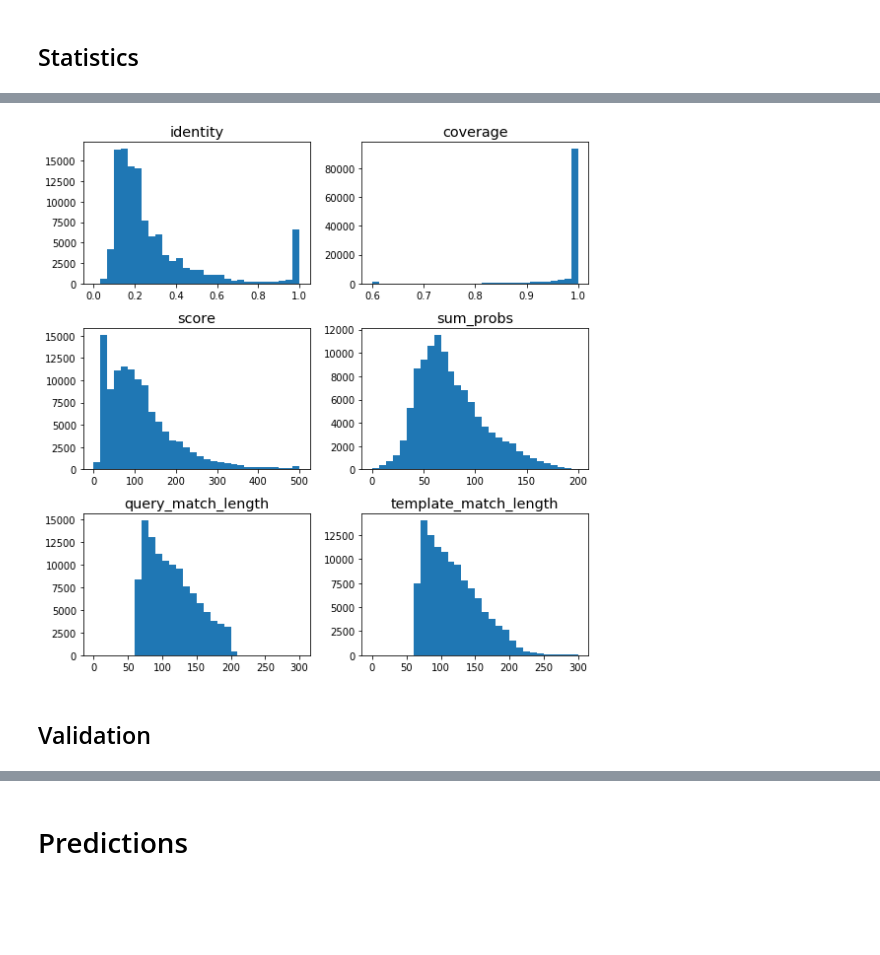
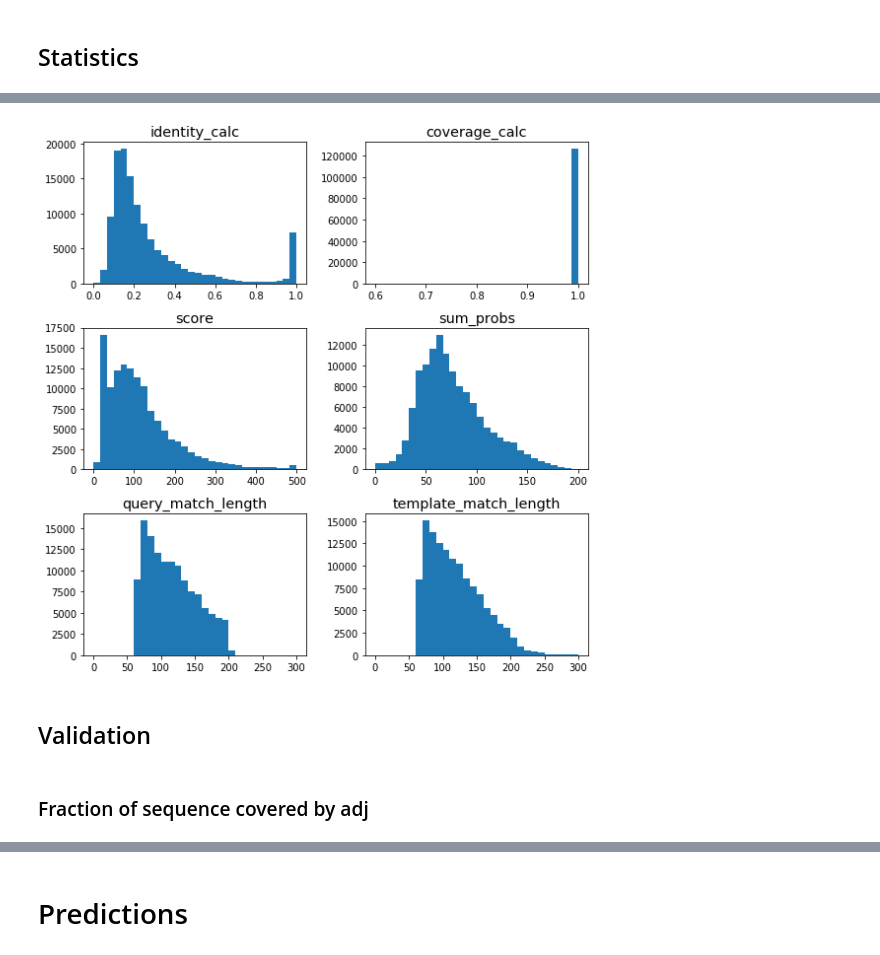
Before and after one commit to ostrokach/protein-adjacency-net, a Jupyter notebook: notebooks/04-validation_homology_models.ipynb, the cells around one changed output, grey strips where cells are left out. Cells and saved outputs as stored; diff of their text form; code cells hidden in the pictures; blank space fills up the shorter version.

```diff
--- a/notebooks/04-validation_homology_models.ipynb
+++ b/notebooks/04-validation_homology_models.ipynb
@@ -247,0 +218,9 @@ print(len(homology_models_dataset[['index', 'task_id']].drop_duplicates()))
+# %%
+files = sorted(
+    DATAPKG
+    ['hhsuite-wstructure']
+    ['pdb_homology_modeling_rosetta_score']
+    .glob('*-???-?.parquet')
+)
+
+len(files)
@@ -247,0 +229,6 @@ print(len(homology_models_dataset[['index', 'task_id']].drop_duplicates()))
+# %%
+pdb_homology_modeling_rosetta_score = (
+    pq.ParquetDataset(files)
+    .read_pandas()
+    .to_pandas()
+)
@@ -247,0 +245,16 @@ print(len(homology_models_dataset[['index', 'task_id']].drop_duplicates()))
+# %%
+homology_models_dataset = (
+    pdb_homology_modeling
+    .merge(pdb_homology_modeling_adjacency_matrix, left_index=True, right_index=True, suffixes=("", "_2"))
+    .merge(pdb_homology_modeling_rosetta_score, left_index=True, right_index=True, suffixes=("", "_3"))
+)
+
+assert (homology_models_dataset['unique_id'] == homology_models_dataset['unique_id_2']).all()
+del homology_models_dataset['unique_id_2']
+
+assert (homology_models_dataset['unique_id'] == homology_models_dataset['unique_id_3']).all()
+del homology_models_dataset['unique_id_3']
+
+# assert len(homology_models_dataset) == len(pdb_homology_modeling)
+# %%
+homology_models_dataset['sequence'] = homology_models_dataset['query_ali'].str.replace('-', '')
@@ -267,29 +291,31 @@ def hist(col, range, *args, **kwargs):
 # %%
 fg, axs = plt.subplots(3, 2, figsize=(8, 8))
 
 plt.sca(axs[0, 0])
-hist("identity", range=(0, 1), bins=30)
+hist("identity_calc", range=(0, 1), bins=30)
 
 plt.sca(axs[0, 1])
-hist("coverage", range=(0.6, 1), bins=30)
+hist("coverage_calc", range=(0.6, 1), bins=30)
 
 plt.sca(axs[1, 0])
 hist("score", range=(0, 500), bins=30)
 
 plt.sca(axs[1, 1])
 hist("sum_probs", range=(0, 200), bins=30)
 
 plt.sca(axs[2, 0])
 hist("query_match_length", range=(0, 300), bins=30)
 
 plt.sca(axs[2, 1])
 hist("template_match_length", range=(0, 300), bins=30)
 
 plt.tight_layout()
 # %% [output]
-[figure, old version]
+[figure, new version]
 # %% [markdown]
 ## Validation
+# %% [markdown]
+### Fraction of sequence covered by adj
 # %%
 homology_models_dataset["frac_aa_wadj_pdb"] = (
     homology_models_dataset["adjacency_idx_1_from_pdb"].apply(lambda l: len(set(l))) /
```
Also changed, not shown: parts of 71 cells of this notebook, 3 other files.
